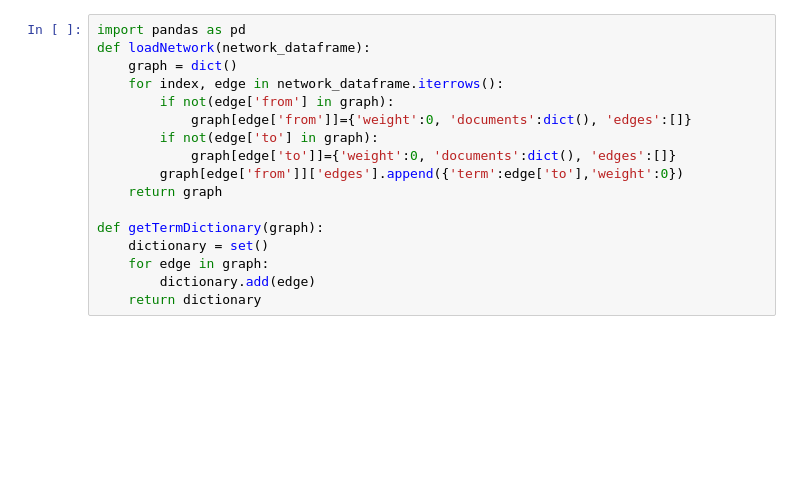
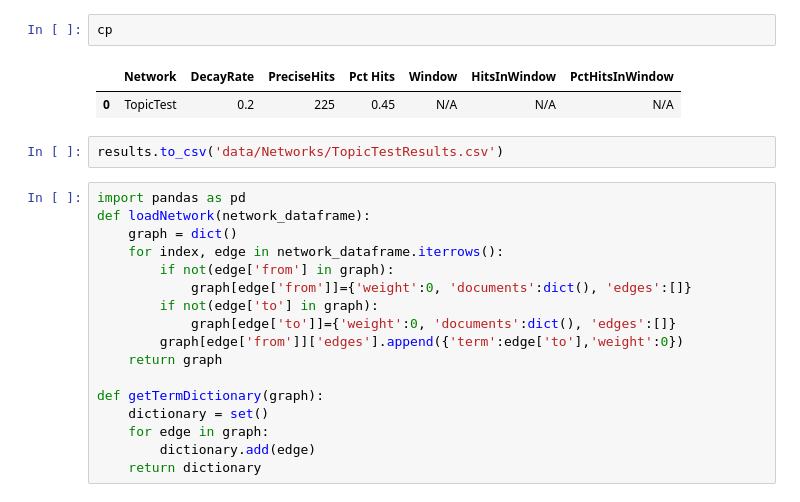
Before and after one commit to Sirsirious/textO, a Jupyter notebook: Graphing.ipynb, the cells around one changed output. Drawn from its saved outputs; the diff is of its cells as text; blank space fills up the shorter version.

```diff
--- a/Graphing.ipynb
+++ b/Graphing.ipynb
@@ -22,3 +100,10 @@ respostas = pd.read_csv('data/Raw/quinhentas_respostas.csv')
+# %%
+cp
+# %% [output]
+|  | Network | DecayRate | PreciseHits | Pct Hits | Window | HitsInWindow | PctHitsInWindow |
+| 0 | TopicTest | 0.2 | 225 | 0.45 | N/A | N/A | N/A |
+# %%
+results.to_csv('data/Networks/TopicTestResults.csv')
 # %%
 import pandas as pd
 def loadNetwork(network_dataframe):
```
Also changed, not shown: parts of 8 cells of this notebook, 5 other files.
